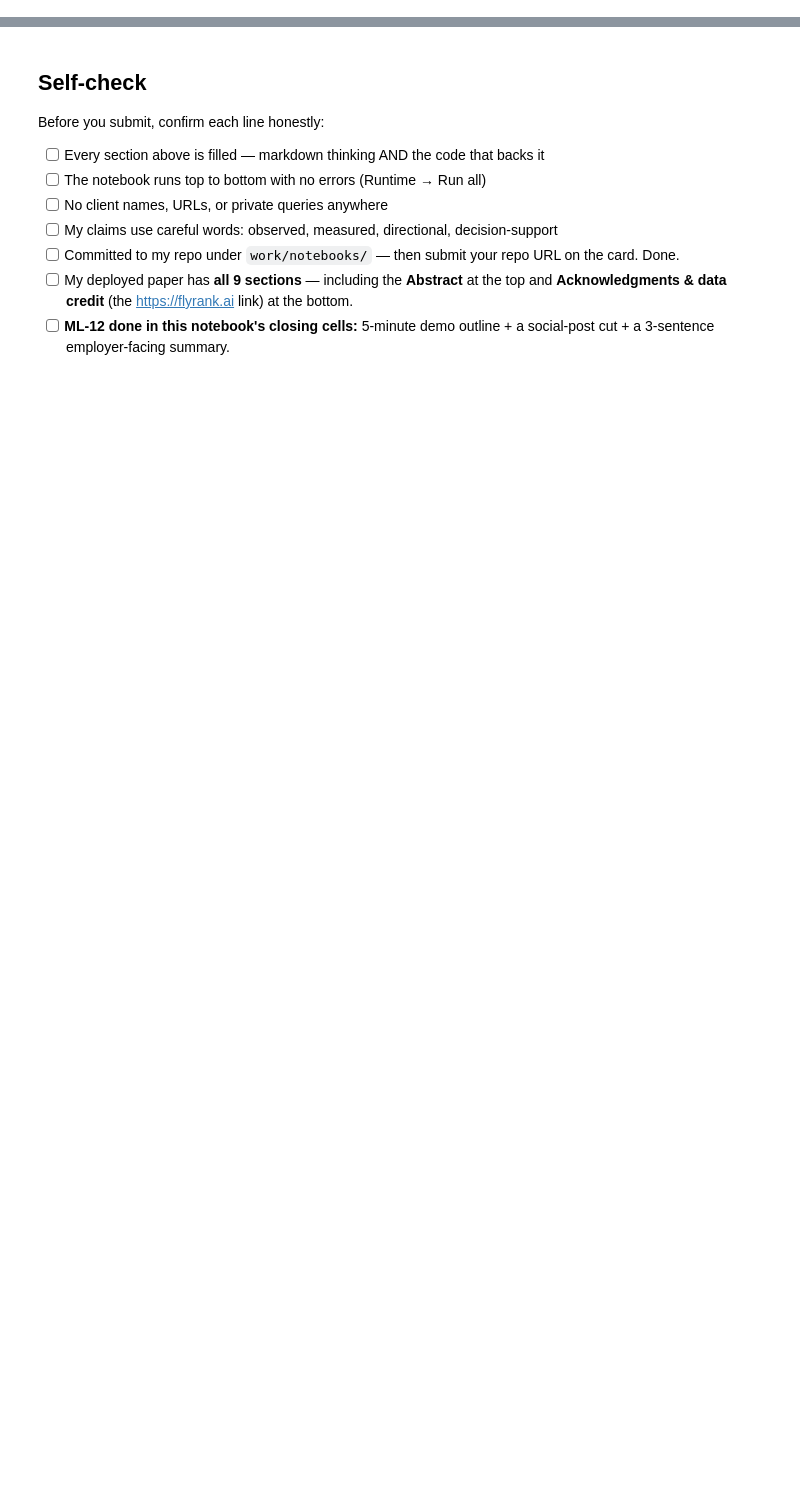
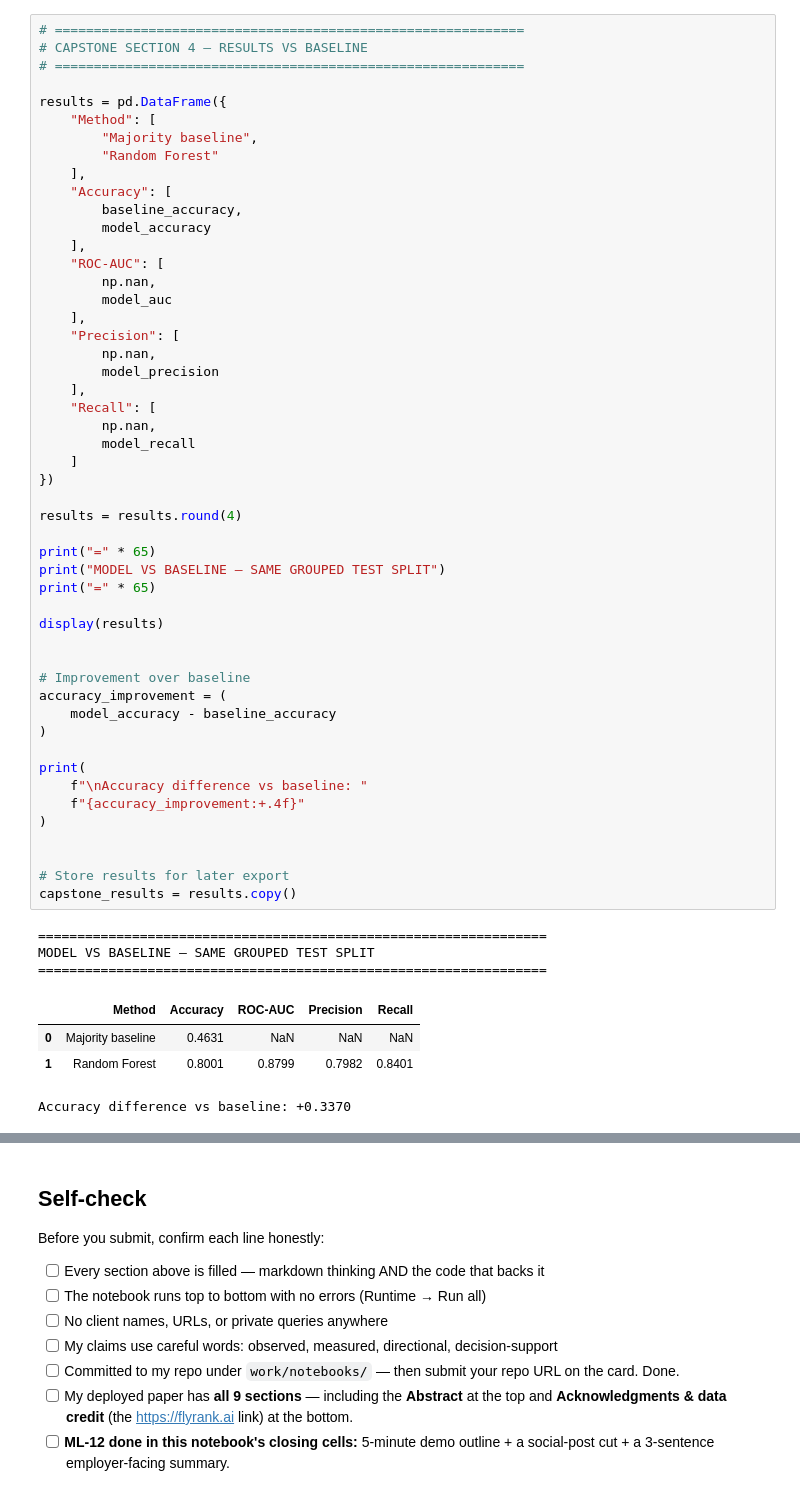
Before and after one commit to Rimshakalhoro/flyrank-ml-internship-rimsha, a Jupyter notebook: work/notebooks/capstone.ipynb, the cells around one changed output, grey strips where cells are left out. Drawn from its saved outputs; the diff is of its cells as text; blank space fills up the shorter version.

```diff
--- a/work/notebooks/capstone.ipynb
+++ b/work/notebooks/capstone.ipynb
@@ -36,0 +450,58 @@ This skeleton is yours to fill. Work the sections **in order** — each one has
+# %%
+# ============================================================
+# CAPSTONE SECTION 4 — RESULTS VS BASELINE
+# ============================================================
+
+results = pd.DataFrame({
+    "Method": [
+        "Majority baseline",
+        "Random Forest"
+    ],
+    "Accuracy": [
+        baseline_accuracy,
+        model_accuracy
+    ],
+    "ROC-AUC": [
+        np.nan,
+        model_auc
+    ],
+    "Precision": [
+        np.nan,
+        model_precision
+    ],
+    "Recall": [
+        np.nan,
+        model_recall
+    ]
+})
+
+results = results.round(4)
+
+print("=" * 65)
+print("MODEL VS BASELINE — SAME GROUPED TEST SPLIT")
+print("=" * 65)
+
+display(results)
+
+
+# Improvement over baseline
+accuracy_improvement = (
+    model_accuracy - baseline_accuracy
+)
+
+print(
+    f"\nAccuracy difference vs baseline: "
+    f"{accuracy_improvement:+.4f}"
+)
+
+
+# Store results for later export
+capstone_results = results.copy()
+# %% [output]
+=================================================================
+MODEL VS BASELINE — SAME GROUPED TEST SPLIT
+=================================================================
+|  | Method | Accuracy | ROC-AUC | Precision | Recall |
+| 0 | Majority baseline | 0.4631 | NaN | NaN | NaN |
+| 1 | Random Forest | 0.8001 | 0.8799 | 0.7982 | 0.8401 |
+Accuracy difference vs baseline: +0.3370
```
Also changed, not shown: parts of 21 cells of this notebook.
